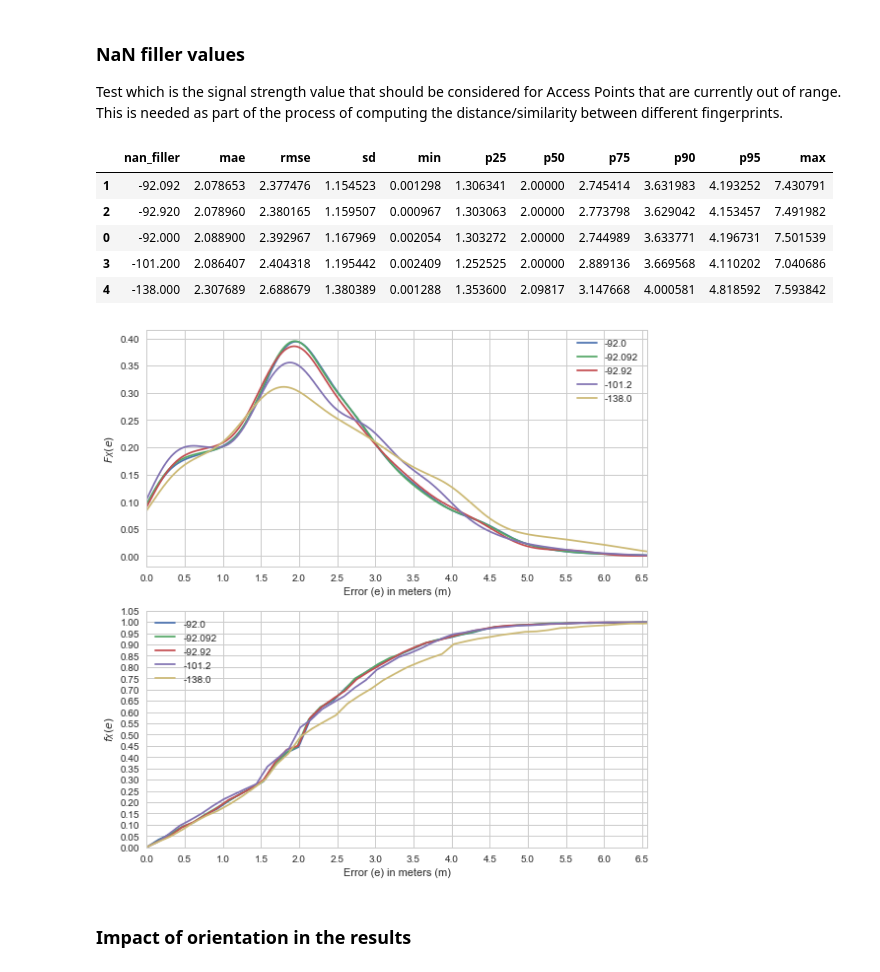
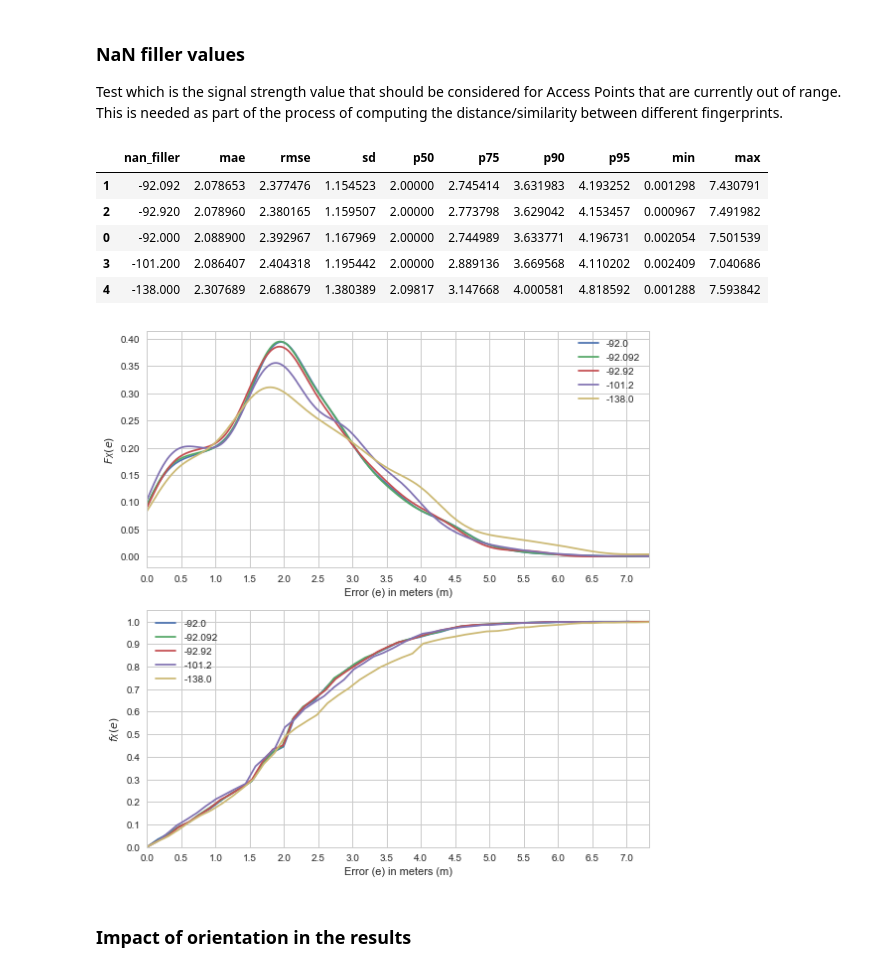
Before and after one commit to YanuX-Framework/YanuX-Cruncher, a Jupyter notebook: WifiFingerprintingExperiments.ipynb, the cells around one changed output. Cells and saved outputs as stored; diff of their text form; code cells hidden in the pictures.

```diff
--- a/WifiFingerprintingExperiments.ipynb
+++ b/WifiFingerprintingExperiments.ipynb
@@ -501,15 +499,15 @@ Just test a few different distance metrics to assess if there is a better altern
 # %%
 n_neighbors=15
 weights="distance"
-distance_metrics=["euclidean", "manhattan", "canberra", "braycurtis"]
+distance_statistics=["euclidean", "manhattan", "canberra", "braycurtis"]
 nan_filler = default_data_scenario[mac_addresses].min().min()*1.001
 scaler = preprocessing.StandardScaler()
 cross_validation = LeaveOneGroupOut()
 curr_data = default_data_scenario.fillna(nan_filler)
-# Results and metrics accumulators
+# Results and statistics accumulators
 results = {}
-metrics = []
-for metric in distance_metrics:
+statistics = []
+for metric in distance_statistics:
     curr_result = knn_experiment_cv(curr_data,
                                     cross_validation.split(curr_data[mac_addresses],
                                                            curr_data[coord_cols],
@@ -522,16 +520,16 @@ for metric in distance_metrics:
                                     weights=weights,
                                     metric=metric)
     results[metric] = curr_result
-    curr_metrics = experiment_metrics(curr_result)
-    curr_metrics["metric"] = metric
-    metrics.append(curr_metrics)
+    curr_statistics = experiment_statistics(curr_result)
+    curr_statistics["metric"] = metric
+    statistics.append(curr_statistics)
 
-cols = ["metric"] + list(curr_metrics.keys())[:-1]
-metrics_table = pd.DataFrame(metrics, columns=cols)
-metrics_table.to_csv(output_data_directory + "/metrics-metric.csv")
-metrics_table.to_excel(excel_writer, "metrics-metric")
+cols = ["metric"] + list(curr_statistics.keys())[:-1]
+statistics_table = pd.DataFrame(statistics, columns=cols)
+statistics_table.to_csv(output_data_directory + "/statistics-metric.csv")
+statistics_table.to_excel(statistics_excel_writer, "metric")
 #show table
-display(metrics_table.sort_values(cols[2:]))
+display(statistics_table.sort_values(cols[2:]))
 #plots
 experiment_plots(results, "plot-metric.pdf")
 # %% [output]
@@ -594,48 +592,48 @@ Test which is the signal strength value that should be considered for Access Poi
 # %%
 n_neighbors=15
 weights="distance"
 metric="braycurtis"
 min_rssi_value = default_data_scenario[mac_addresses].min().min()
 nan_fillers = [min_rssi_value,min_rssi_value*1.001,min_rssi_value*1.010,min_rssi_value*1.100,min_rssi_value*1.500]
 scaler = preprocessing.StandardScaler()
 cross_validation = LeaveOneGroupOut()
-# Results and metrics accumulators
+# Results and statistics accumulators
 results = {}
-metrics = []
+statistics = []
 for nf in nan_fillers:
     curr_data = default_data_scenario.fillna(nf)
     curr_result = knn_experiment_cv(curr_data,
                                     cross_validation.split(curr_data[mac_addresses],
                                                            curr_data[coord_cols],
                                                            groups=default_data_scenario_groups),
                                     mac_addresses,
                                     coord_cols,
                                     scaler=scaler,
                                     algorithm="brute",
                                     n_neighbors=n_neighbors,
                                     weights=weights,
                                     metric=metric)
     results[nf] = curr_result
-    curr_metrics = experiment_metrics(curr_result)
-    curr_metrics["nan_filler"] = nf
-    metrics.append(curr_metrics)
+    curr_statistics = experiment_statistics(curr_result)
+    curr_statistics["nan_filler"] = nf
+    statistics.append(curr_statistics)
 
-cols = ["nan_filler"] + list(curr_metrics.keys())[:-1]
-metrics_table = pd.DataFrame(metrics, columns=cols)
-metrics_table.to_csv(output_data_directory + "/metrics-nan_filler.csv")
-metrics_table.to_excel(excel_writer, "metrics-nan_filler")
+cols = ["nan_filler"] + list(curr_statistics.keys())[:-1]
+statistics_table = pd.DataFrame(statistics, columns=cols)
+statistics_table.to_csv(output_data_directory + "/statistics-nan_filler.csv")
+statistics_table.to_excel(statistics_excel_writer, "nan_filler")
 #show table
-display(metrics_table.sort_values(cols[2:]))
+display(statistics_table.sort_values(cols[2:]))
 #plots
 experiment_plots(results, "plot-nan_filler.pdf")
 # %% [output]
-|  | nan_filler | mae | rmse | sd | min | p25 | p50 | p75 | p90 | p95 | max |
-| 1 | -92.092 | 2.078653 | 2.377476 | 1.154523 | 0.001298 | 1.306341 | 2.00000 | 2.745414 | 3.631983 | 4.193252 | 7.430791 |
-| 2 | -92.920 | 2.078960 | 2.380165 | 1.159507 | 0.000967 | 1.303063 | 2.00000 | 2.773798 | 3.629042 | 4.153457 | 7.491982 |
-| 0 | -92.000 | 2.088900 | 2.392967 | 1.167969 | 0.002054 | 1.303272 | 2.00000 | 2.744989 | 3.633771 | 4.196731 | 7.501539 |
-| 3 | -101.200 | 2.086407 | 2.404318 | 1.195442 | 0.002409 | 1.252525 | 2.00000 | 2.889136 | 3.669568 | 4.110202 | 7.040686 |
-| 4 | -138.000 | 2.307689 | 2.688679 | 1.380389 | 0.001288 | 1.353600 | 2.09817 | 3.147668 | 4.000581 | 4.818592 | 7.593842 |
+|  | nan_filler | mae | rmse | sd | p50 | p75 | p90 | p95 | min | max |
+| 1 | -92.092 | 2.078653 | 2.377476 | 1.154523 | 2.00000 | 2.745414 | 3.631983 | 4.193252 | 0.001298 | 7.430791 |
+| 2 | -92.920 | 2.078960 | 2.380165 | 1.159507 | 2.00000 | 2.773798 | 3.629042 | 4.153457 | 0.000967 | 7.491982 |
+| 0 | -92.000 | 2.088900 | 2.392967 | 1.167969 | 2.00000 | 2.744989 | 3.633771 | 4.196731 | 0.002054 | 7.501539 |
+| 3 | -101.200 | 2.086407 | 2.404318 | 1.195442 | 2.00000 | 2.889136 | 3.669568 | 4.110202 | 0.002409 | 7.040686 |
+| 4 | -138.000 | 2.307689 | 2.688679 | 1.380389 | 2.09817 | 3.147668 | 4.000581 | 4.818592 | 0.001288 | 7.593842 |
-[figure, old version]
+[figure, new version]
 # %% [markdown]
 ### Impact of orientation in the results
 # %%
```
Also changed, not shown: parts of 18 cells of this notebook.
